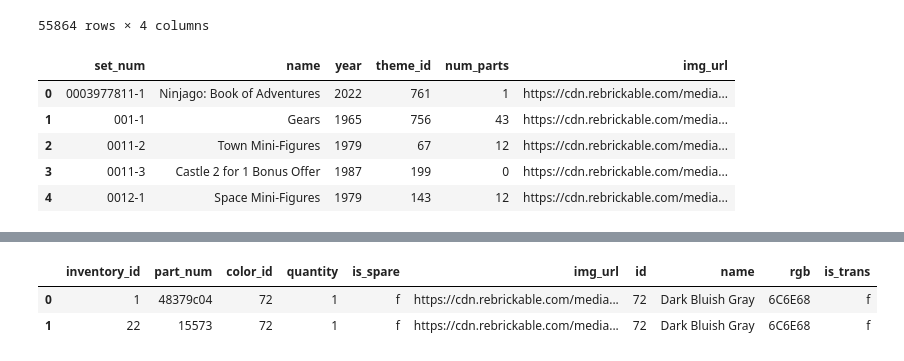
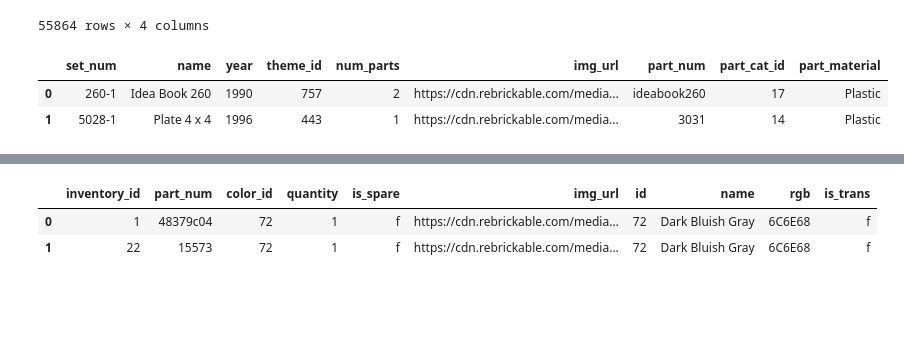
Before and after one commit to slp22/portfolio, a Jupyter notebook: lego_eda.ipynb, the cells around one changed output, grey strips where cells are left out. Drawn from its saved outputs; the diff is of its cells as text; code cells hidden in the pictures; blank space fills up the shorter version.

```diff
--- a/lego_eda.ipynb
+++ b/lego_eda.ipynb
@@ -232,13 +241,14 @@ parts.sort_values(by='part_material')
 | 28995 | 5102c50 | Hose, Pneumatic 4mm D. 50L / 400mm | 30 | Rubber |
 | 55336 | upn0144c12 | Hose Soft 3mm D. 12L | 30 | Rubber |
 55864 rows × 4 columns
-# %%
-sets.head()
-# %% [output]
-|  | set_num | name | year | theme_id | num_parts | img_url |
-| 0 | 0003977811-1 | Ninjago: Book of Adventures | 2022 | 761 | 1 | https://cdn.rebrickable.com/media... |
-| 1 | 001-1 | Gears | 1965 | 756 | 43 | https://cdn.rebrickable.com/media... |
-| 2 | 0011-2 | Town Mini-Figures | 1979 | 67 | 12 | https://cdn.rebrickable.com/media... |
-| 3 | 0011-3 | Castle 2 for 1 Bonus Offer | 1987 | 199 | 0 | https://cdn.rebrickable.com/media... |
-| 4 | 0012-1 | Space Mini-Figures | 1979 | 143 | 12 | https://cdn.rebrickable.com/media... |
+# %%
+# need to merge parts with sets for the year
+# sets_parts = sets(year) + parts(materials)
+
+sets_parts = sets.merge(parts, left_on='name', right_on='name')
+sets_parts.head(2)
+# %% [output]
+|  | set_num | name | year | theme_id | num_parts | img_url | part_num | part_cat_id | part_material |
+| 0 | 260-1 | Idea Book 260 | 1990 | 757 | 2 | https://cdn.rebrickable.com/media... | ideabook260 | 17 | Plastic |
+| 1 | 5028-1 | Plate 4 x 4 | 1996 | 443 | 1 | https://cdn.rebrickable.com/media... | 3031 | 14 | Plastic |
 # %%
```
Also changed, not shown: parts of 6 cells of this notebook.
